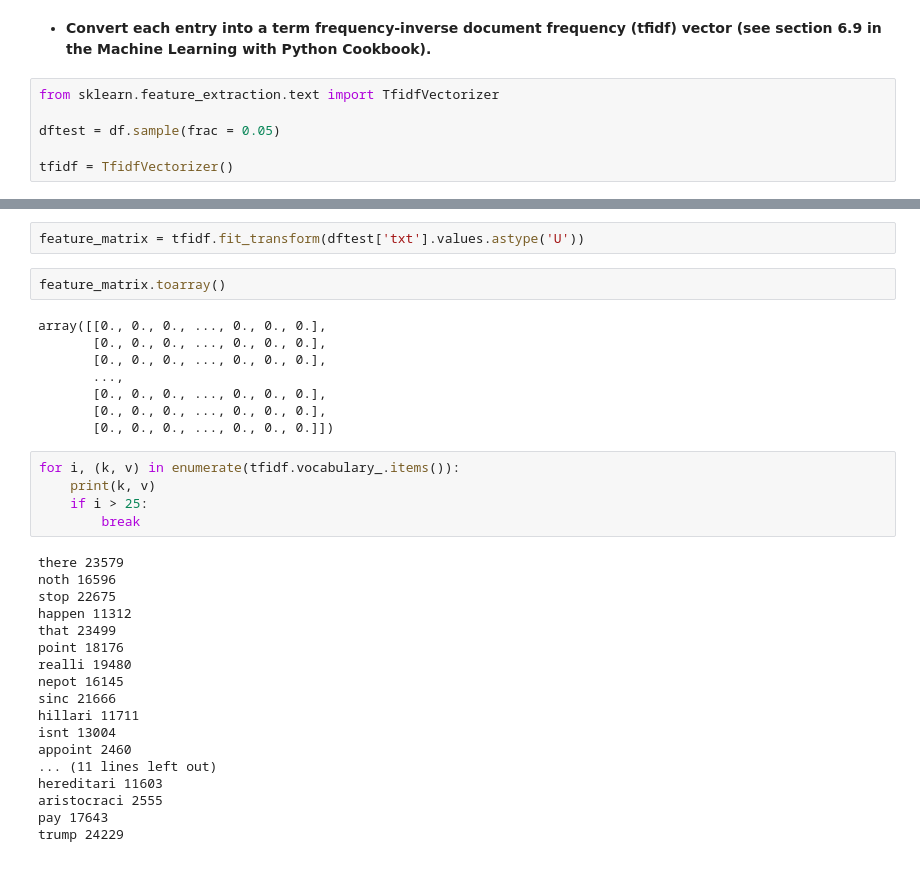
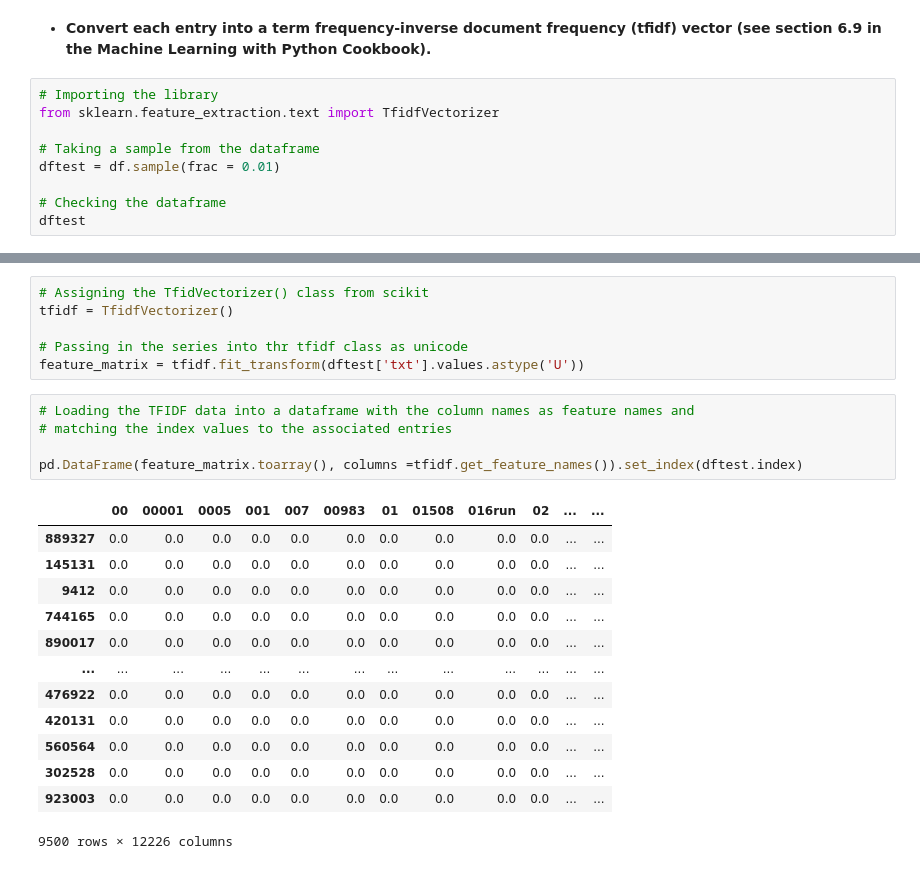
Before and after one commit to MichaelHotaling/DSC-Classes, a Jupyter notebook: DSC550/Week 2/Assignment 2.ipynb, the cells around one changed output, grey strips where cells are left out. Saved outputs shown, nothing was run; the diff lists cells and outputs as text.

```diff
--- a/DSC550/Week 2/Assignment 2.ipynb
+++ b/DSC550/Week 2/Assignment 2.ipynb
@@ -206,8 +245,11 @@ dftest
 # %% [markdown]
 - **Convert each entry into a term frequency-inverse document frequency (tfidf) vector (see section 6.9 in the Machine Learning with Python Cookbook).**
 # %%
+# Importing the library
 from sklearn.feature_extraction.text import TfidfVectorizer
 
-dftest = df.sample(frac = 0.05)
+# Taking a sample from the dataframe
+dftest = df.sample(frac = 0.01)
 
-tfidf = TfidfVectorizer()
+# Checking the dataframe
+dftest
@@ -214,35 +270,25 @@ tfidf = TfidfVectorizer()
-# %%
-feature_matrix = tfidf.fit_transform(dftest['txt'].values.astype('U'))
-# %%
-feature_matrix.toarray()
-# %% [output]
-array([[0., 0., 0., ..., 0., 0., 0.],
-       [0., 0., 0., ..., 0., 0., 0.],
-       [0., 0., 0., ..., 0., 0., 0.],
-       ...,
-       [0., 0., 0., ..., 0., 0., 0.],
-       [0., 0., 0., ..., 0., 0., 0.],
-       [0., 0., 0., ..., 0., 0., 0.]])
-# %%
-for i, (k, v) in enumerate(tfidf.vocabulary_.items()):
-    print(k, v)
-    if i > 25:
-        break
-# %% [output]
-there 23579
-noth 16596
-stop 22675
-happen 11312
-that 23499
-point 18176
-realli 19480
-nepot 16145
-sinc 21666
-hillari 11711
-isnt 13004
-appoint 2460
-... (11 lines left out)
-hereditari 11603
-aristocraci 2555
-pay 17643
-trump 24229
+# %%
+# Assigning the TfidVectorizer() class from scikit
+tfidf = TfidfVectorizer()
+
+# Passing in the series into thr tfidf class as unicode
+feature_matrix = tfidf.fit_transform(dftest['txt'].values.astype('U'))
+# %%
+# Loading the TFIDF data into a dataframe with the column names as feature names and
+# matching the index values to the associated entries
+
+pd.DataFrame(feature_matrix.toarray(), columns =tfidf.get_feature_names()).set_index(dftest.index)
+# %% [output]
+|  | 00 | 00001 | 0005 | 001 | 007 | 00983 | 01 | 01508 | 016run | 02 | ... | ... |
+| 889327 | 0.0 | 0.0 | 0.0 | 0.0 | 0.0 | 0.0 | 0.0 | 0.0 | 0.0 | 0.0 | ... | ... |
+| 145131 | 0.0 | 0.0 | 0.0 | 0.0 | 0.0 | 0.0 | 0.0 | 0.0 | 0.0 | 0.0 | ... | ... |
+| 9412 | 0.0 | 0.0 | 0.0 | 0.0 | 0.0 | 0.0 | 0.0 | 0.0 | 0.0 | 0.0 | ... | ... |
+| 744165 | 0.0 | 0.0 | 0.0 | 0.0 | 0.0 | 0.0 | 0.0 | 0.0 | 0.0 | 0.0 | ... | ... |
+| 890017 | 0.0 | 0.0 | 0.0 | 0.0 | 0.0 | 0.0 | 0.0 | 0.0 | 0.0 | 0.0 | ... | ... |
+| ... | ... | ... | ... | ... | ... | ... | ... | ... | ... | ... | ... | ... |
+| 476922 | 0.0 | 0.0 | 0.0 | 0.0 | 0.0 | 0.0 | 0.0 | 0.0 | 0.0 | 0.0 | ... | ... |
+| 420131 | 0.0 | 0.0 | 0.0 | 0.0 | 0.0 | 0.0 | 0.0 | 0.0 | 0.0 | 0.0 | ... | ... |
+| 560564 | 0.0 | 0.0 | 0.0 | 0.0 | 0.0 | 0.0 | 0.0 | 0.0 | 0.0 | 0.0 | ... | ... |
+| 302528 | 0.0 | 0.0 | 0.0 | 0.0 | 0.0 | 0.0 | 0.0 | 0.0 | 0.0 | 0.0 | ... | ... |
+| 923003 | 0.0 | 0.0 | 0.0 | 0.0 | 0.0 | 0.0 | 0.0 | 0.0 | 0.0 | 0.0 | ... | ... |
+9500 rows × 12226 columns
```
Also changed, not shown: parts of 24 cells of this notebook, 1 other file.
